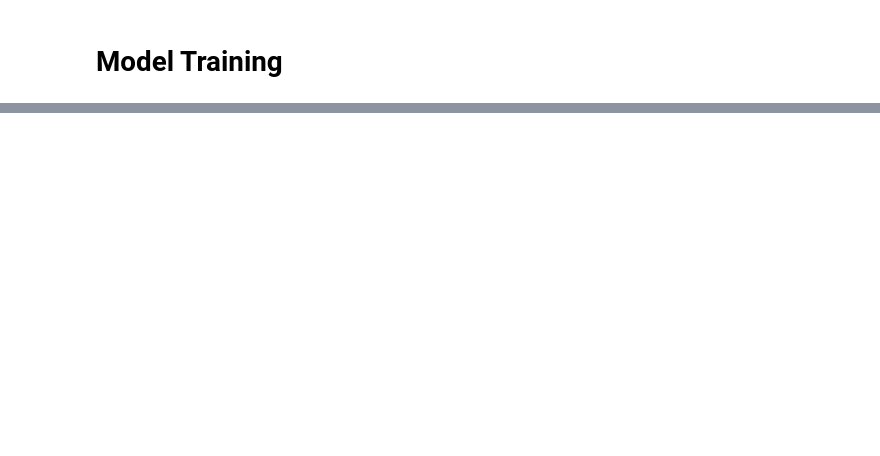
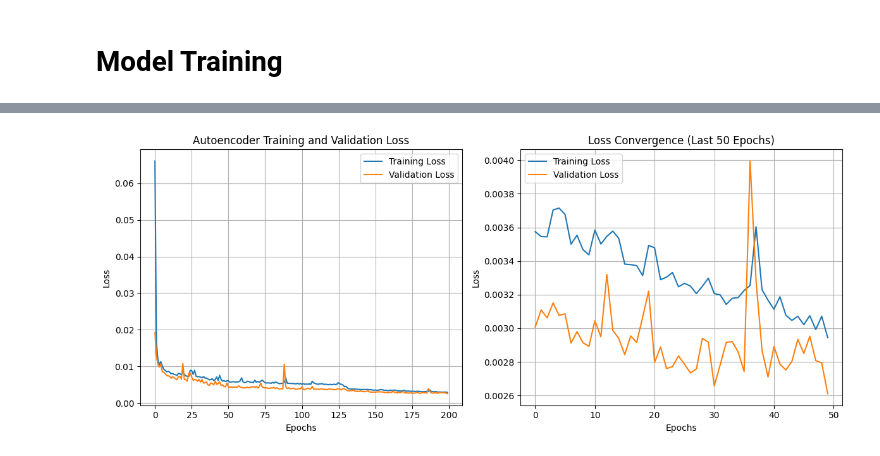
Before and after one commit to KaxitPandya/699-Project, a Jupyter notebook: ECE_699A_MZ.ipynb, the cells around one changed output, grey strips where cells are left out. Saved outputs shown, nothing was run; the diff lists cells and outputs as text; code cells hidden in the pictures; blank space fills up the shorter version.

```diff
--- a/ECE_699A_MZ.ipynb
+++ b/ECE_699A_MZ.ipynb
@@ -103,0 +221,28 @@ r2_score_list
+# %%
+# Visualize Autoencoder Training History
+plt.figure(figsize=(12, 5))
+
+plt.subplot(1, 2, 1)
+plt.plot(history.history['loss'], label='Training Loss')
+plt.plot(history.history['val_loss'], label='Validation Loss')
+plt.title('Autoencoder Training and Validation Loss')
+plt.xlabel('Epochs')
+plt.ylabel('Loss')
+plt.legend()
+plt.grid(True)
+
+# Plot convergence by zooming in on the final epochs
+plt.subplot(1, 2, 2)
+plt.plot(history.history['loss'][-50:], label='Training Loss')
+plt.plot(history.history['val_loss'][-50:], label='Validation Loss')
+plt.title('Loss Convergence (Last 50 Epochs)')
+plt.xlabel('Epochs')
+plt.ylabel('Loss')
+plt.legend()
+plt.grid(True)
+
+plt.tight_layout()
+plt.savefig('figures/autoencoder_training_history.png', dpi=300)
+plt.show()
+# %% [output]
+[figure, added]
```
Also changed, not shown: parts of 24 cells of this notebook, 1 other file.
